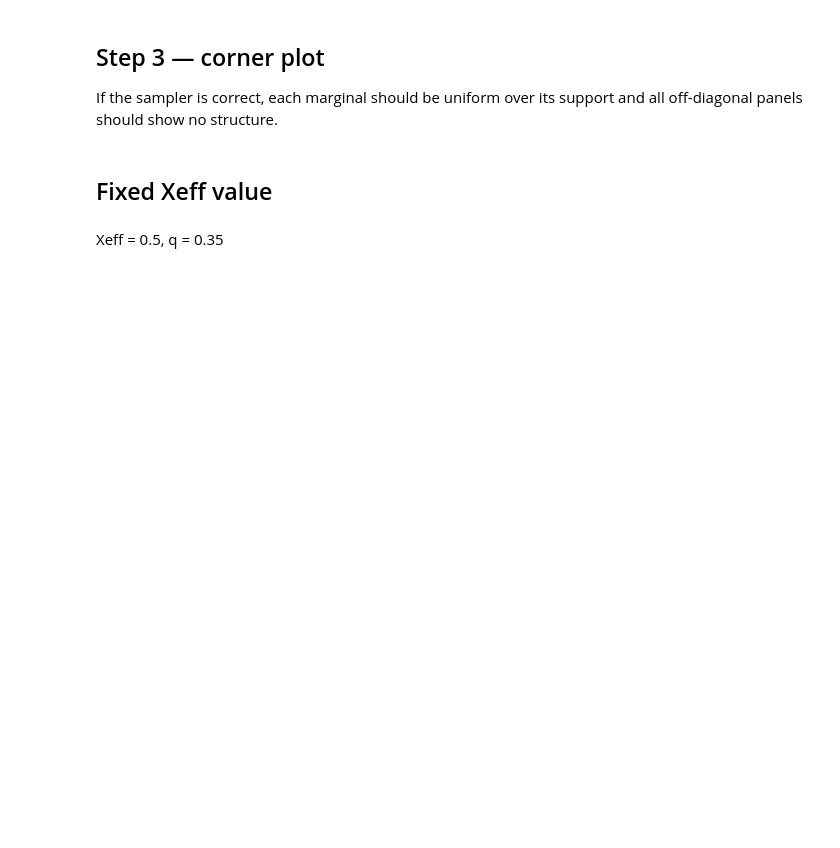
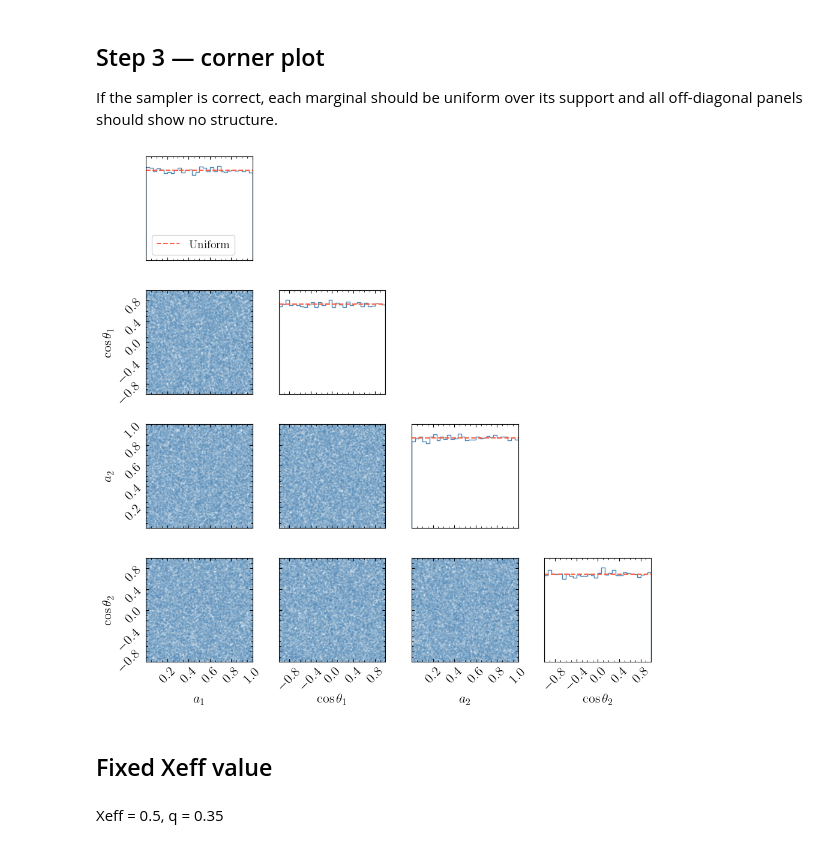
Before and after one commit to jack-heinzel/iso-chieff, a Jupyter notebook: code/validate_sampler.ipynb, the cells around one changed output. Drawn from its saved outputs; the diff is of its cells as text; code cells hidden in the pictures; blank space fills up the shorter version.

```diff
--- a/code/validate_sampler.ipynb
+++ b/code/validate_sampler.ipynb
@@ -110,40 +132,43 @@ def plot_corner(a1_all, a2_all, c1_all, c2_all, save=False, name='iso_verify', p
     ranges = [(0, amax), (-1, 1), (0, amax), (-1, 1)]
     n_bins = 30
 
     fig = corner.corner(
         samples_array,
         labels=labels,
         range=ranges,
         bins=n_bins,
         plot_datapoints=False,
         plot_density=True,
         fill_contours=True,
+        plot_contours=True,
         levels=(0.68, 0.95),
         color="steelblue",
     )
 
     # Overlay expected flat marginals in count units (smooth1d uses ax.plot, not ax.hist)
     axes = np.array(fig.axes).reshape(len(labels), len(labels))
     expected_count = N_samples / n_bins
 
     if plot_uniform:
         for i in range(len(labels)):
             ax = axes[i, i]
 
-            ax.axhline(expected_count, color="tomato", lw=1.5, ls="--", label="uniform")
+            ax.axhline(expected_count, color="tomato", lw=1.5, ls="--", label="Uniform")
             if i == 0:
-                ax.legend(fontsize=8)
+                ax.legend(fontsize=14)
 
-    fig.suptitle(
-        f"Isotropic prior recovered via conditional sampling\n"
-        f"$q={q}$, $a_{{\\max}}={amax}$, $N={N_samples:,}$",
-        y=1.02, fontsize=12,
-    )
+    # fig.suptitle(
+    #     f"Isotropic prior recovered via conditional sampling\n"
+    #     f"$q={q}$, $a_{{\\max}}={amax}$, $N={N_samples:,}$",
+    #     y=1.02, fontsize=12,
+    # )
     plt.tight_layout()
     if save:
         plt.savefig(f'../draft/plots/{name}.pdf')
     plt.show()
 # plot_corner(a1_all, a2_all, c1_all, c2_all, save=True)
+# %% [output]
+[figure, added]
 # %% [markdown]
 ## Fixed Xeff value
 # %% [markdown]
```
Also changed, not shown: parts of 6 cells of this notebook, 3 other files.
